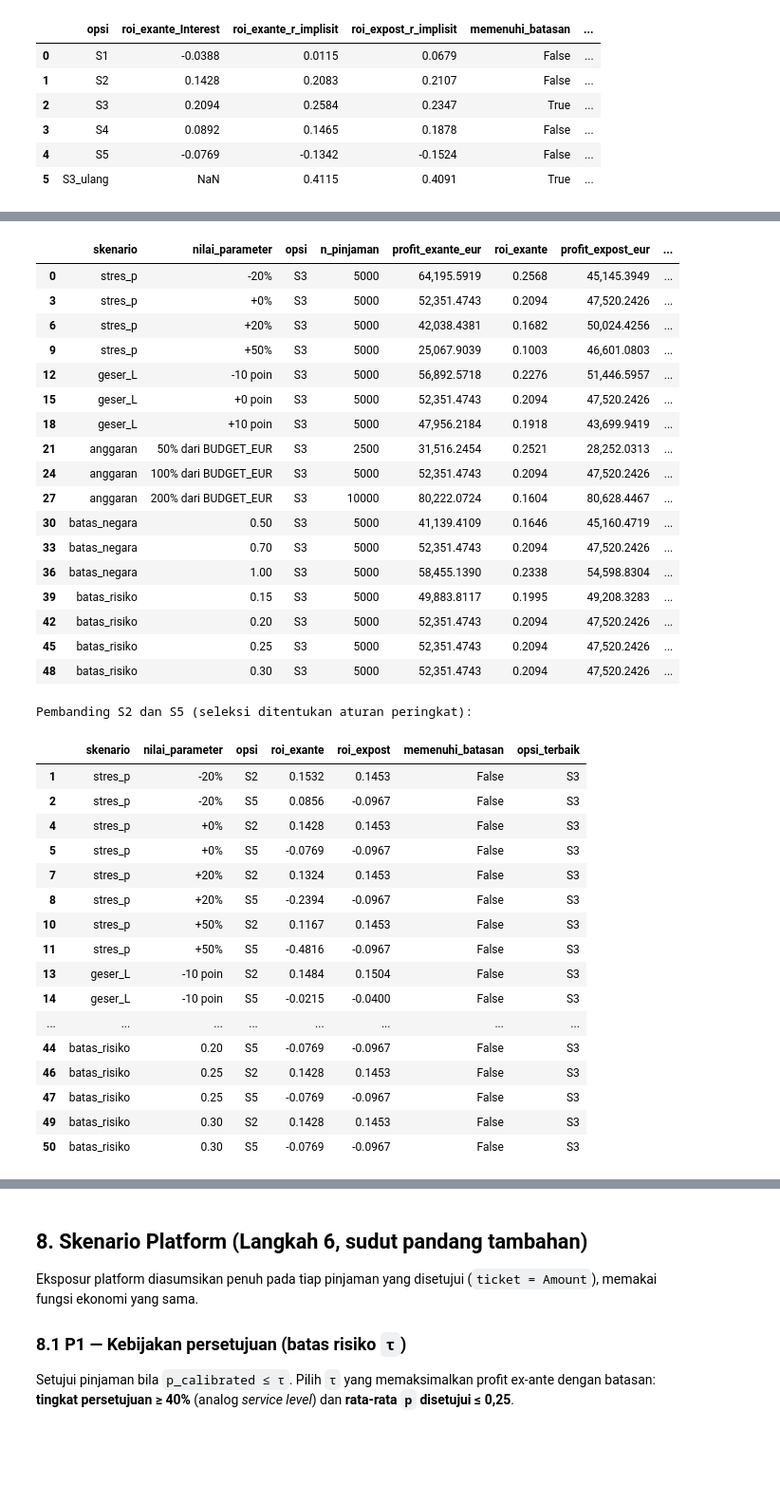
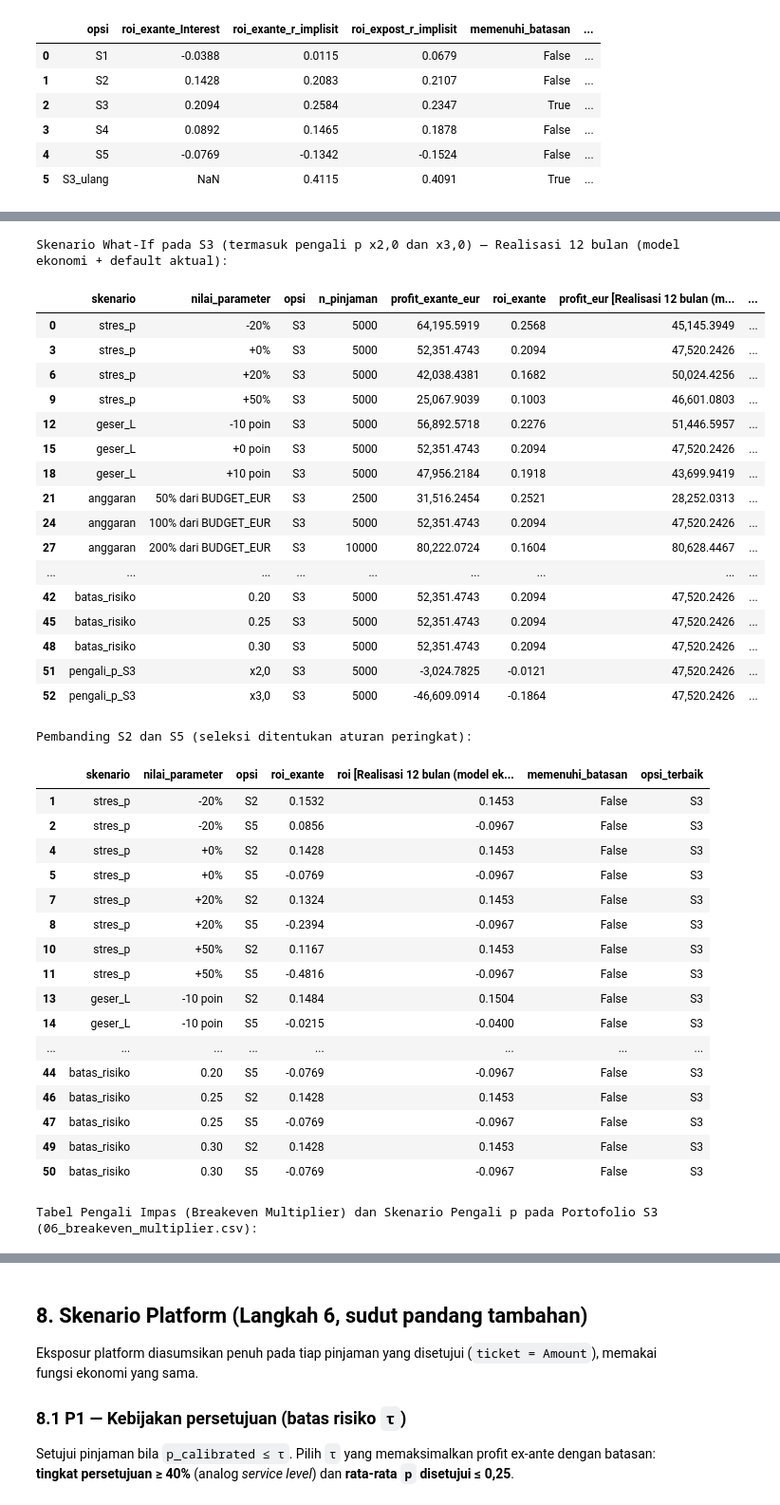
Before and after one commit to B4tra/bondora-analytics, a Jupyter notebook: notebooks/06_prescriptive.ipynb, the cells around one changed output, grey strips where cells are left out. Shown at 95% size. Saved outputs shown, nothing was run; the diff lists cells and outputs as text; code cells hidden in the pictures; blank space fills up the shorter version.

Commit message:
fix: relabel ex-post, add breakeven multiplier, constrained baselines, level sensitivity

```diff
--- a/notebooks/06_prescriptive.ipynb
+++ b/notebooks/06_prescriptive.ipynb
@@ -39,8 +41,28 @@ pd.set_option("display.float_format", lambda v: f"{v:,.4f}")
 T = config.TABLES_DIR
 F = config.FIGURES_DIR
 meta = json.loads((T / "06_run_meta.json").read_text(encoding="utf-8"))
+
+REALISASI_LABEL = "Realisasi 12 bulan (model ekonomi + default aktual)"
+REALISASI_NOTE = "Bukan laba tunai; default setelah bulan ke-12 dan sisa pokok tidak dihitung; 59,2% portofolio S3 bertenor 60 bulan."
+
+
+def rename_realisasi_cols(df: pd.DataFrame) -> pd.DataFrame:
+    mapping = {
+        "default_rate_expost": "default_rate_aktual_12m",
+        "profit_expost_eur": f"profit_eur [{REALISASI_LABEL}]",
+        "profit_expost_ci_low": f"profit_ci_low [{REALISASI_LABEL}]",
+        "profit_expost_ci_high": f"profit_ci_high [{REALISASI_LABEL}]",
+        "roi_expost": f"roi [{REALISASI_LABEL}]",
+        "roi_expost_ci_low": f"roi_ci_low [{REALISASI_LABEL}]",
+        "roi_expost_ci_high": f"roi_ci_high [{REALISASI_LABEL}]",
+    }
+    return df.rename(columns={k: v for k, v in mapping.items() if k in df.columns})
+
+
 print(f"Project root : {config.PROJECT_ROOT}")
 print(f"Random seed  : {config.RANDOM_SEED}")
+print(f"Label        : {REALISASI_LABEL}")
+print(f"Catatan tetap: {REALISASI_NOTE}")
 # %% [output]
 Project root : D:\tugas_3_pemodelan_data\bondora-analytics
 Random seed  : 42
@@ -374,17 +452,47 @@ Pada S3 (di-optimasi ulang pada tiap skenario) dan dua pembanding (S2, S5):
 # %%
 wi = pd.read_csv(T / "06_whatif_scenarios.csv")
-show = ["skenario", "nilai_parameter", "opsi", "n_pinjaman", "profit_exante_eur", "roi_exante",
-        "profit_expost_eur", "roi_expost", "status_solver", "memenuhi_batasan", "opsi_terbaik"]
-display(wi.loc[wi["opsi"] == "S3", show])
+show = [
+    "skenario",
+    "nilai_parameter",
+    "opsi",
+    "n_pinjaman",
+    "profit_exante_eur",
+    "roi_exante",
+    "profit_expost_eur",
+    "roi_expost",
+    "status_solver",
+    "memenuhi_batasan",
+    "opsi_terbaik",
+    "catatan",
+]
+print(f"Skenario What-If pada S3 (termasuk pengali p x2,0 dan x3,0) — {REALISASI_LABEL}:")
+display(rename_realisasi_cols(wi.loc[wi["opsi"] == "S3", show]))
+
 print("Pembanding S2 dan S5 (seleksi ditentukan aturan peringkat):")
-display(wi.loc[wi["opsi"] != "S3", ["skenario", "nilai_parameter", "opsi", "roi_exante", "roi_expost", "memenuhi_batasan", "opsi_terbaik"]])
+display(
+    rename_realisasi_cols(
+        wi.loc[
+            wi["opsi"] != "S3",
+            ["skenario", "nilai_parameter", "opsi", "roi_exante", "roi_expost", "memenuhi_batasan", "opsi_terbaik"],
+        ]
+    )
+)
 
-w3 = wi[wi["opsi"] == "S3"]
+be_mult = pd.read_csv(T / "06_breakeven_multiplier.csv")
+print("Tabel Pengali Impas (Breakeven Multiplier) dan Skenario Pengali p pada Portofolio S3 (06_breakeven_multiplier.csv):")
+display(be_mult)
+
+w3_reopt = wi[(wi["opsi"] == "S3") & (wi["skenario"] != "pengali_p_S3")]
+w3_mult = wi[(wi["opsi"] == "S3") & (wi["skenario"] == "pengali_p_S3")].set_index("nilai_parameter")
 assert (wi["opsi_terbaik"] == "S3").all()
-assert w3["status_solver"].str.startswith("Optimal").all()
-assert wi["catatan"].isna().all()   # no infeasible scenario
+assert w3_reopt["status_solver"].str.startswith("Optimal").all()
+assert round(float(w3_mult.loc["x2,0", "roi_exante"]), 4) == -0.0121
+assert round(float(w3_mult.loc["x3,0", "roi_exante"]), 4) == -0.1864
+assert round(float(be_mult.loc[be_mult["skenario_pengali"].str.contains("impas"), "pengali_p"].iloc[0]), 4) == 1.9454
+assert abs(float(be_mult.loc[be_mult["skenario_pengali"].str.contains("impas"), "roi_exante"].iloc[0])) < 1e-9
 # %% [output]
+Skenario What-If pada S3 (termasuk pengali p x2,0 dan x3,0) — Realisasi 12 bulan (model ekonomi + default aktual):
-|  | skenario | nilai_parameter | opsi | n_pinjaman | profit_exante_eur | roi_exante | profit_expost_eur | ... |
+|  | skenario | nilai_parameter | opsi | n_pinjaman | profit_exante_eur | roi_exante | profit_eur [Realisasi 12 bulan (m... | ... |
 | 0 | stres_p | -20% | S3 | 5000 | 64,195.5919 | 0.2568 | 45,145.3949 | ... |
 | 3 | stres_p | +0% | S3 | 5000 | 52,351.4743 | 0.2094 | 47,520.2426 | ... |
 | 6 | stres_p | +20% | S3 | 5000 | 42,038.4381 | 0.1682 | 50,024.4256 | ... |
@@ -395,15 +503,14 @@ assert wi["catatan"].isna().all()   # no infeasible scenario
 | 21 | anggaran | 50% dari BUDGET_EUR | S3 | 2500 | 31,516.2454 | 0.2521 | 28,252.0313 | ... |
 | 24 | anggaran | 100% dari BUDGET_EUR | S3 | 5000 | 52,351.4743 | 0.2094 | 47,520.2426 | ... |
 | 27 | anggaran | 200% dari BUDGET_EUR | S3 | 10000 | 80,222.0724 | 0.1604 | 80,628.4467 | ... |
-| 30 | batas_negara | 0.50 | S3 | 5000 | 41,139.4109 | 0.1646 | 45,160.4719 | ... |
-| 33 | batas_negara | 0.70 | S3 | 5000 | 52,351.4743 | 0.2094 | 47,520.2426 | ... |
-| 36 | batas_negara | 1.00 | S3 | 5000 | 58,455.1390 | 0.2338 | 54,598.8304 | ... |
-| 39 | batas_risiko | 0.15 | S3 | 5000 | 49,883.8117 | 0.1995 | 49,208.3283 | ... |
+| ... | ... | ... | ... | ... | ... | ... | ... | ... |
 | 42 | batas_risiko | 0.20 | S3 | 5000 | 52,351.4743 | 0.2094 | 47,520.2426 | ... |
 | 45 | batas_risiko | 0.25 | S3 | 5000 | 52,351.4743 | 0.2094 | 47,520.2426 | ... |
 | 48 | batas_risiko | 0.30 | S3 | 5000 | 52,351.4743 | 0.2094 | 47,520.2426 | ... |
+| 51 | pengali_p_S3 | x2,0 | S3 | 5000 | -3,024.7825 | -0.0121 | 47,520.2426 | ... |
+| 52 | pengali_p_S3 | x3,0 | S3 | 5000 | -46,609.0914 | -0.1864 | 47,520.2426 | ... |
-Pembanding S2 dan S5 (seleksi ditentukan aturan peringkat):
+Pembanding S2 dan S5 (seleksi ditentukan aturan peringkat):
-|  | skenario | nilai_parameter | opsi | roi_exante | roi_expost | memenuhi_batasan | opsi_terbaik |
+|  | skenario | nilai_parameter | opsi | roi_exante | roi [Realisasi 12 bulan (model ek... | memenuhi_batasan | opsi_terbaik |
 | 1 | stres_p | -20% | S2 | 0.1532 | 0.1453 | False | S3 |
 | 2 | stres_p | -20% | S5 | 0.0856 | -0.0967 | False | S3 |
 | 4 | stres_p | +0% | S2 | 0.1428 | 0.1453 | False | S3 |
@@ -420,3 +527,4 @@ Pembanding S2 dan S5 (seleksi ditentukan aturan peringkat):
 | 47 | batas_risiko | 0.25 | S5 | -0.0769 | -0.0967 | False | S3 |
 | 49 | batas_risiko | 0.30 | S2 | 0.1428 | 0.1453 | False | S3 |
 | 50 | batas_risiko | 0.30 | S5 | -0.0769 | -0.0967 | False | S3 |
+Tabel Pengali Impas (Breakeven Multiplier) dan Skenario Pengali p pada Portofolio S3 (06_breakeven_multiplier.csv):
```
Also changed, not shown: parts of 33 cells of this notebook, 14 other files.
